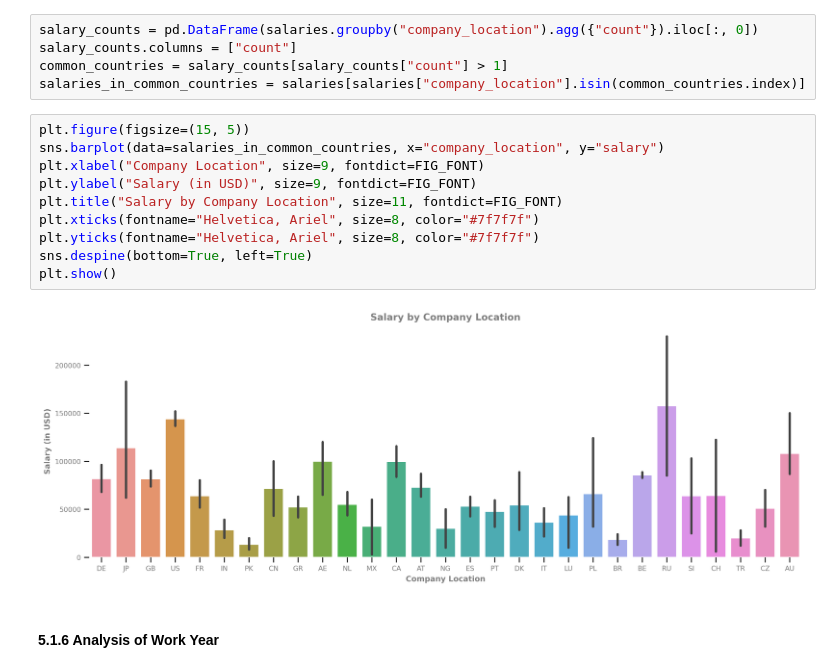
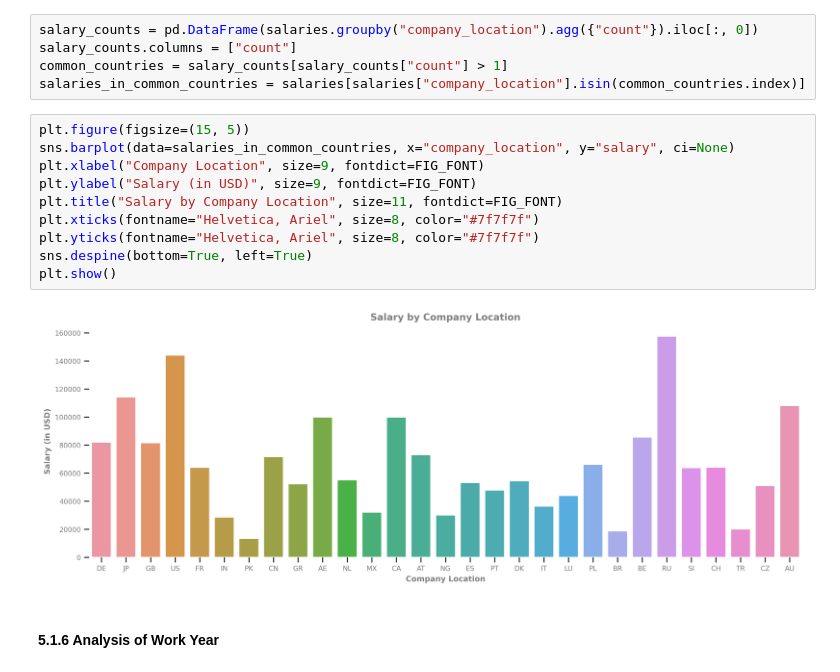
Before and after one commit to sahinozan/Data-Science-Job-Salaries, a Jupyter notebook: project.ipynb, the cells around one changed output. Saved outputs shown, nothing was run; the diff lists cells and outputs as text.

```diff
--- a/project.ipynb
+++ b/project.ipynb
@@ -193,16 +193,16 @@ common_countries = salary_counts[salary_counts["count"] > 1]
 salaries_in_common_countries = salaries[salaries["company_location"].isin(common_countries.index)]
 # %%
 plt.figure(figsize=(15, 5))
-sns.barplot(data=salaries_in_common_countries, x="company_location", y="salary")
+sns.barplot(data=salaries_in_common_countries, x="company_location", y="salary", ci=None)
 plt.xlabel("Company Location", size=9, fontdict=FIG_FONT)
 plt.ylabel("Salary (in USD)", size=9, fontdict=FIG_FONT)
 plt.title("Salary by Company Location", size=11, fontdict=FIG_FONT)
 plt.xticks(fontname="Helvetica, Ariel", size=8, color="#7f7f7f")
 plt.yticks(fontname="Helvetica, Ariel", size=8, color="#7f7f7f")
 sns.despine(bottom=True, left=True)
 plt.show()
 # %% [output]
-[figure, old version]
+[figure, new version]
 # %% [markdown]
 #### 5.1.6 Analysis of Work Year
 # %%
```
Also changed, not shown: parts of 3 cells of this notebook.
